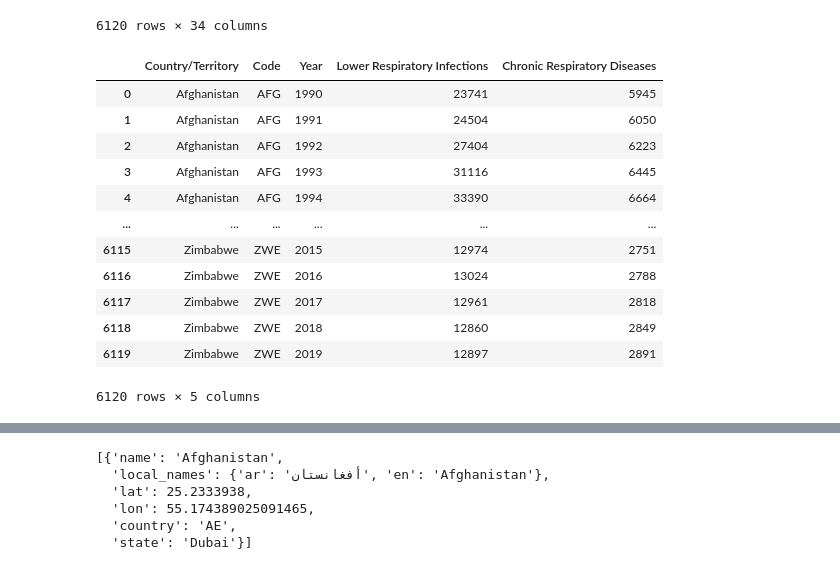
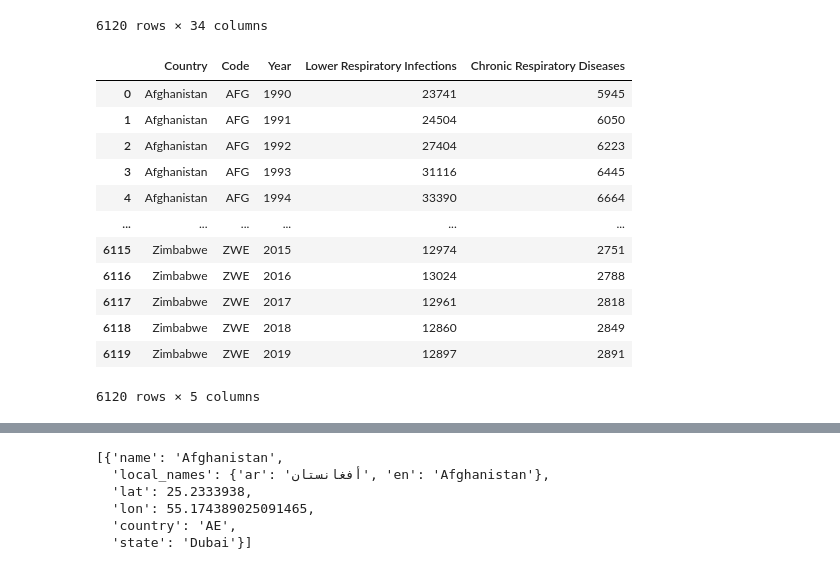
Before and after one commit to Whereiswendy/PolutionEffects-APIStudy, a Jupyter notebook: Air Quality Vs Respiratory/Air_Quality _vs_Raspiratoty.ipynb, the cells around one changed output, grey strips where cells are left out. Cells and saved outputs as stored; diff of their text form; code cells hidden in the pictures.

```diff
--- a/Air Quality Vs Respiratory/Air_Quality _vs_Raspiratoty.ipynb
+++ b/Air Quality Vs Respiratory/Air_Quality _vs_Raspiratoty.ipynb
@@ -32,17 +43,18 @@ cause_of_death
 # %%
 #delete columns we dont need
 delete_columns = ["Meningitis", "Alzheimer's Disease and Other Dementias", "Parkinson's Disease", "Nutritional Deficiencies",
                   "Malaria","Drowning", "Interpersonal Violence", "Maternal Disorders", "HIV/AIDS", "Drug Use Disorders",
                   "Tuberculosis", "Cardiovascular Diseases", "Neonatal Disorders", "Alcohol Use Disorders", "Self-harm",
                   "Exposure to Forces of Nature", "Diarrheal Diseases", "Environmental Heat and Cold Exposure", "Neoplasms",
                   "Conflict and Terrorism", "Environmental Heat and Cold Exposure", "Neoplasms", "Conflict and Terrorism",
                   "Diabetes Mellitus", "Chronic Kidney Disease", "Poisonings", "Protein-Energy Malnutrition", "Road Injuries",
                   "Cirrhosis and Other Chronic Liver Diseases", "Digestive Diseases", "Fire, Heat, and Hot Substances",
                   "Acute Hepatitis"]
 cause_of_death.drop(columns = delete_columns, inplace = True)
+cause_of_death.rename(columns = {'Country/Territory': 'Country'}, inplace = True)
 cause_of_death
 # %% [output]
-|  | Country/Territory | Code | Year | Lower Respiratory Infections | Chronic Respiratory Diseases |
+|  | Country | Code | Year | Lower Respiratory Infections | Chronic Respiratory Diseases |
 | 0 | Afghanistan | AFG | 1990 | 23741 | 5945 |
 | 1 | Afghanistan | AFG | 1991 | 24504 | 6050 |
 | 2 | Afghanistan | AFG | 1992 | 27404 | 6223 |
```
Also changed, not shown: parts of 7 cells of this notebook, 10 other files.
